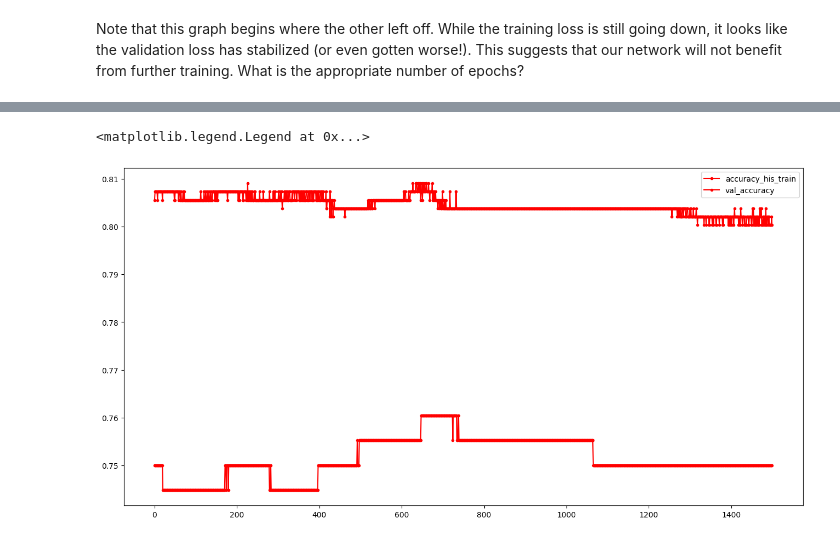
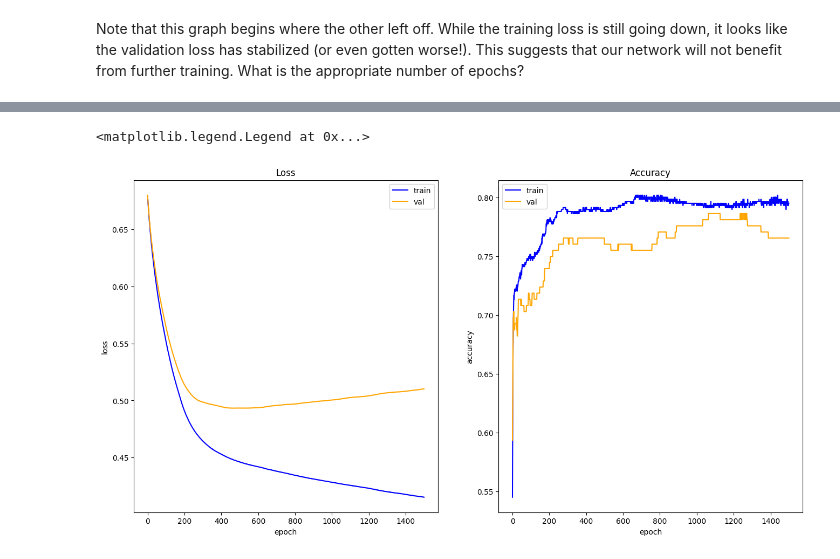
Before and after one commit to ponmak/CS-KU-01418364-65, a Jupyter notebook: lab/04_Keras_First_NN_HW.ipynb, the cells around one changed output, grey strips where cells are left out. Cells and saved outputs as stored; diff of their text form; code cells hidden in the pictures.

```diff
--- a/lab/04_Keras_First_NN_HW.ipynb
+++ b/lab/04_Keras_First_NN_HW.ipynb
@@ -357,10 +349,18 @@ ax.legend()
-# %%
-accr_his = len(run_hist_11b.history["accuracy"])
-val_accr_his = len(run_hist_11b.history["val_accuracy"])
-fig, ax = plt.subplots(figsize=(16, 8))
-ax.plot(range(accr_his), run_hist_11b.history["accuracy"],'r', marker='.', label="accuracy_his_train")
-ax.plot(range(val_accr_his), run_hist_11b.history["val_accuracy"],'r', marker='.', label="val_accuracy")
-ax.legend()
-# %% [output]
-<matplotlib.legend.Legend at 0x...>
-[figure, removed]
+# %%
+fig = plt.figure(figsize=(16, 8))
+# Loss Plot
+ax1 = fig.add_subplot(1, 2, 1)
+ax1.plot(range(loss_his), run_hist_11b.history["loss"], 'b', label="train")
+ax1.plot(range(val_loss_his), run_hist_11b.history["val_loss"], 'orange', label="val")
+ax1.set(xlabel='epoch', ylabel='loss', title='Loss')
+ax1.legend()
+
+# Accuracy Plot
+ax2 = fig.add_subplot(1, 2, 2)
+ax2.plot(range(accr_his), run_hist_11b.history["accuracy"], 'b', label="train")
+ax2.plot(range(val_accr_his), run_hist_11b.history["val_accuracy"], 'orange', label="val")
+ax2.set(xlabel='epoch', ylabel='accuracy', title='Accuracy')
+ax2.legend()
+# %% [output]
+<matplotlib.legend.Legend at 0x...>
+[figure, added]
```
Also changed, not shown: parts of 4 cells of this notebook.
